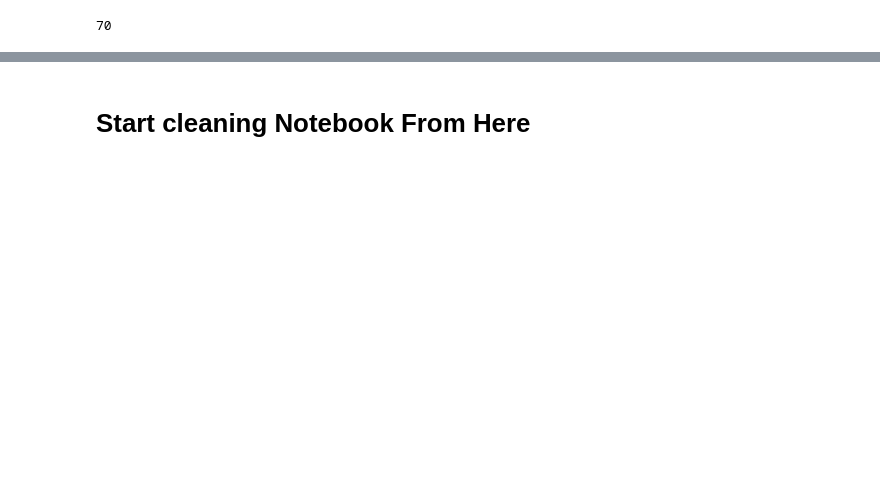
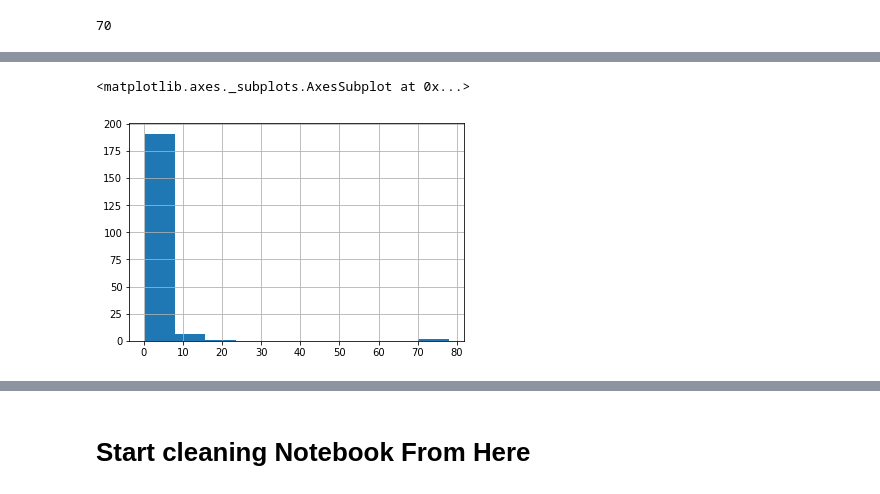
Before and after one commit to ipatel467/Customer-Segmentation, a Jupyter notebook: index.ipynb, the cells around one changed output, grey strips where cells are left out. Drawn from its saved outputs; the diff is of its cells as text; code cells hidden in the pictures; blank space fills up the shorter version.

```diff
--- a/index.ipynb
+++ b/index.ipynb
@@ -336,0 +357,2 @@ df.Age.max()
+# %%
+df['newcol'] = df['Annual Income (k$)']/df['Spending Score (1-100)']
@@ -337,2 +388,7 @@ df.Age.max()
+# %%
+df.newcol.hist()
+# %% [output]
+<matplotlib.axes._subplots.AxesSubplot at 0x...>
+[figure, added]
 # %%
 # make a new feature that divides income by spending score
```
Also changed, not shown: parts of 30 cells of this notebook.
